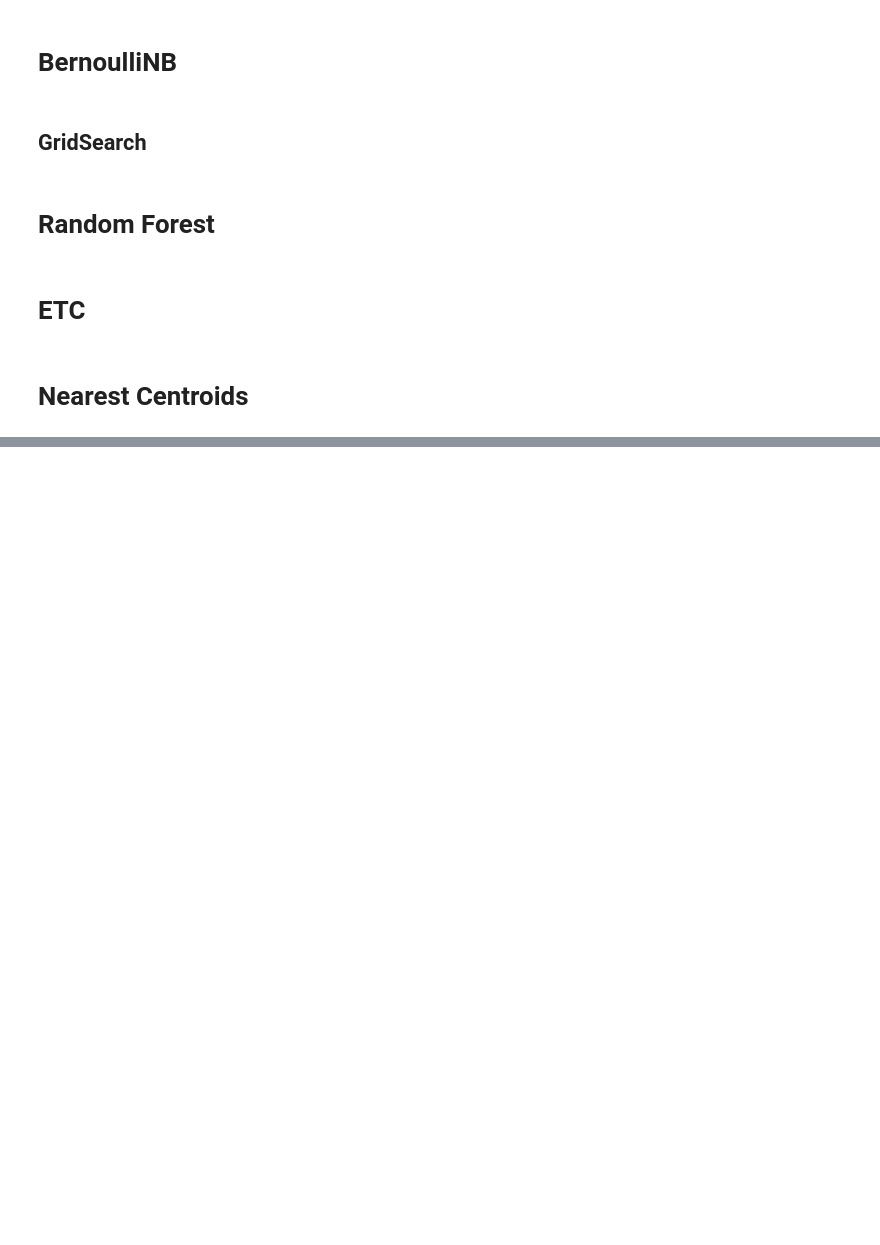
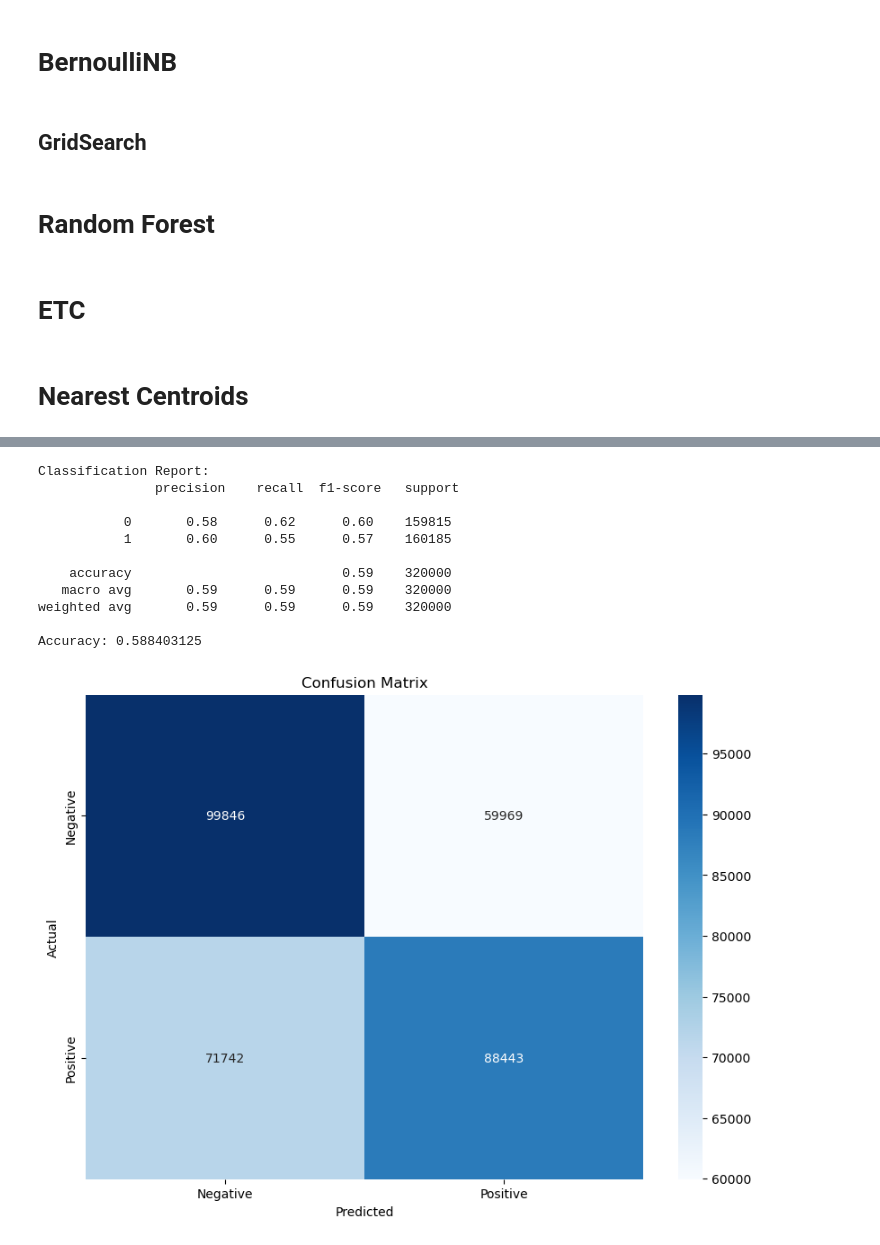
Before and after one commit to mohAhanin/I-m-not-Sentimental, a Jupyter notebook: Countvectorization (BernoulliNB + ETC + RF + NC).ipynb, the cells around one changed output, grey strips where cells are left out. Drawn from its saved outputs; the diff is of its cells as text; code cells hidden in the pictures; blank space fills up the shorter version.

```diff
--- a/Countvectorization (BernoulliNB + ETC + RF + NC).ipynb
+++ b/Countvectorization (BernoulliNB + ETC + RF + NC).ipynb
@@ -222,0 +227,16 @@ NC_model.fit(X_train_counts, y_train)
+# %%
+# Evaluate the model
+model_Evaluate(NC_model)
+# %% [output]
+Classification Report:
+               precision    recall  f1-score   support
+
+           0       0.58      0.62      0.60    159815
+           1       0.60      0.55      0.57    160185
+
+    accuracy                           0.59    320000
+   macro avg       0.59      0.59      0.59    320000
+weighted avg       0.59      0.59      0.59    320000
+
+Accuracy: 0.588403125
+[figure, added]
```
Also changed, not shown: parts of 6 cells of this notebook, 1 other file.
